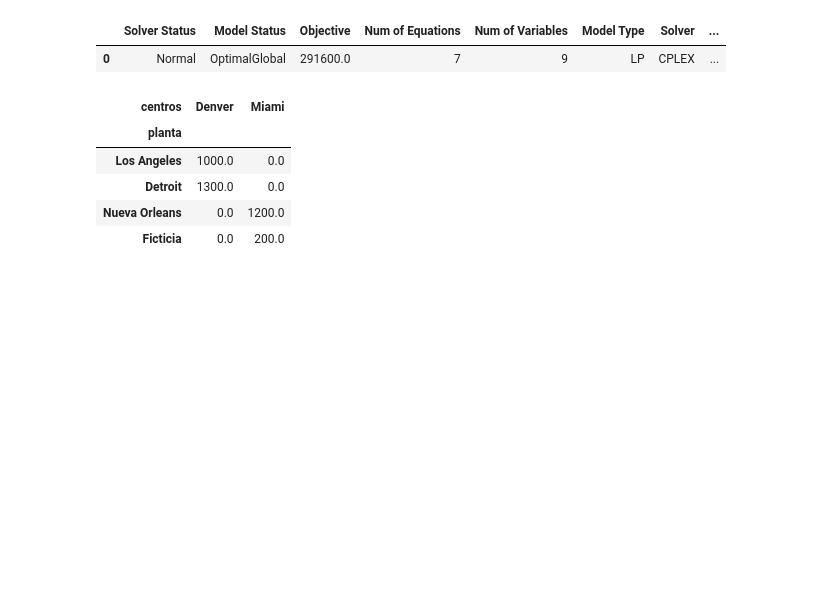
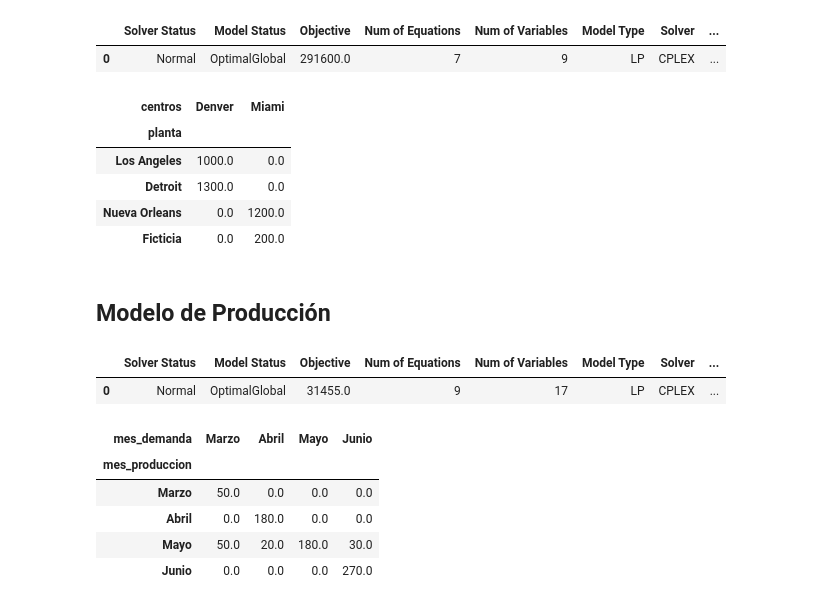
Before and after one commit to hfelizzola/Investigaciones-de-Operaciones-I, a Jupyter notebook: flujo-redes/03_modelo_transporte.ipynb, the cells around one changed output. Saved outputs shown, nothing was run; the diff lists cells and outputs as text; code cells hidden in the pictures; blank space fills up the shorter version.

```diff
--- a/flujo-redes/03_modelo_transporte.ipynb
+++ b/flujo-redes/03_modelo_transporte.ipynb
@@ -328,3 +328,47 @@ x.records.pivot(index="planta", columns="centros", values='level')
 | Detroit | 1300.0 | 0.0 |
 | Nueva Orleans | 0.0 | 1200.0 |
 | Ficticia | 0.0 | 200.0 |
+# %% [markdown]
+## Modelo de Producción
+# %%
+m = Container()
+
+# Conjuntos
+mes_produccion = Set(m, name='mes_produccion', records=['Marzo','Abril','Mayo','Junio'])
+mes_demanda = Set(m, name='mes_demanda', records=['Marzo','Abril','Mayo','Junio'])
+
+# Variable de decisión: cantidad a fabricar en el mes de producción y entregar el mes de demanda
+x = Variable(m, name='x', type='Positive', domain=[mes_produccion,mes_demanda])
+
+# Parametros
+capacidad = Parameter(m, name='capacidad', domain=[mes_produccion], records=np.array([50,180,280,270]))
+demanda = Parameter(m, name='demanda', domain=[mes_demanda], records=np.array([100,200,180,300]))
+costo = Parameter(m, name='costo', domain=[mes_produccion,mes_demanda], records=np.array([[40,40.5,41,41.5],
+                                                                                          [42,40,40.5,41],
+                                                                                          [44,42,40,40.5],
+                                                                                          [46,44,42,40]]))
+
+# Restricciones
+capacidad_max = Equation(m, name='capacidad_max', domain=[mes_produccion])
+capacidad_max[mes_produccion] = Sum(mes_demanda, x[mes_produccion,mes_demanda]) == capacidad[mes_produccion]
+
+demanda_max = Equation(m, name='demanda_max', domain=[mes_demanda])
+demanda_max[mes_demanda] = Sum(mes_produccion, x[mes_produccion,mes_demanda]) == demanda[mes_demanda]
+
+costo_total = Sum([mes_produccion,mes_demanda], costo[mes_produccion,mes_demanda] * x[mes_produccion,mes_demanda])
+
+# Model
+modelo_transporte = Model(m, name='modelo_transporte', objective=costo_total, sense=Sense.MIN, problem='LP', equations=[capacidad_max, demanda_max])
+modelo_transporte.solve()
+# %% [output]
+|  | Solver Status | Model Status | Objective | Num of Equations | Num of Variables | Model Type | Solver | ... |
+| 0 | Normal | OptimalGlobal | 31455.0 | 9 | 17 | LP | CPLEX | ... |
+# %%
+x.records.pivot(index="mes_produccion", columns="mes_demanda", values='level')
+# %% [output]
+| mes_demanda | Marzo | Abril | Mayo | Junio |
+| mes_produccion |  |  |  |  |
+| Marzo | 50.0 | 0.0 | 0.0 | 0.0 |
+| Abril | 0.0 | 180.0 | 0.0 | 0.0 |
+| Mayo | 50.0 | 20.0 | 180.0 | 30.0 |
+| Junio | 0.0 | 0.0 | 0.0 | 270.0 |
```
Also changed, not shown: parts of 4 cells of this notebook.
